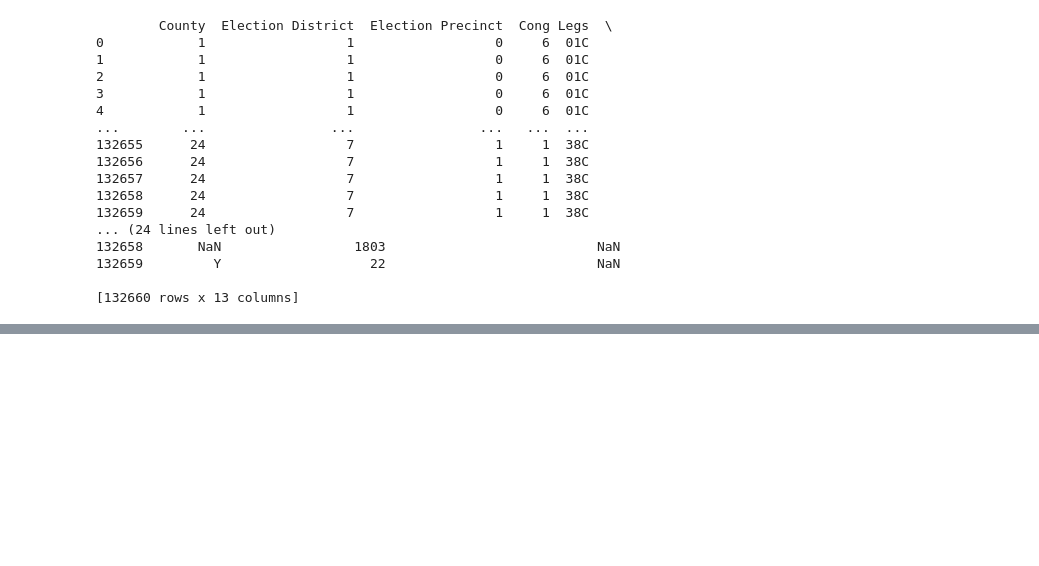
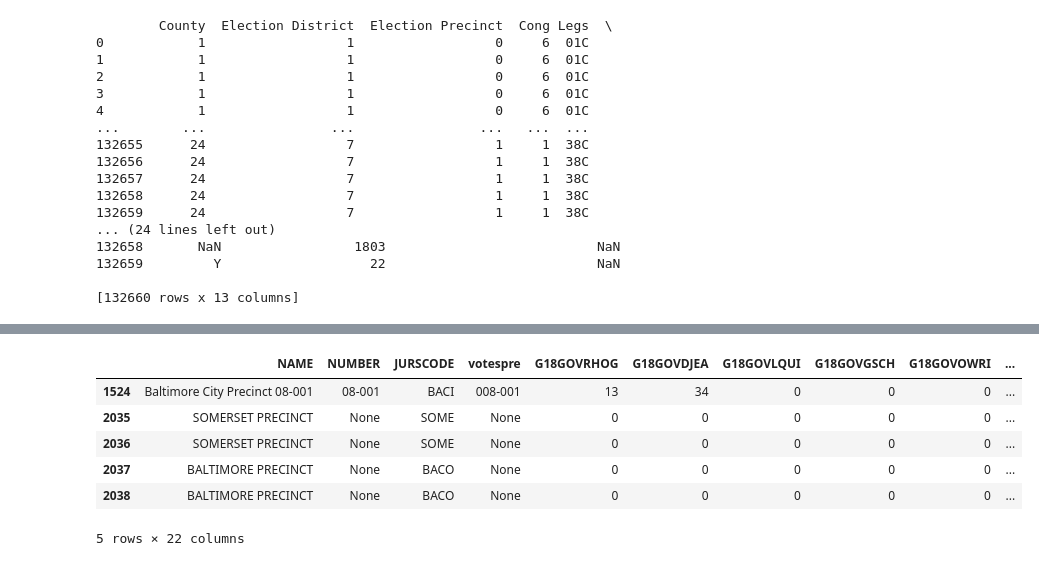
Before and after one commit to nonpartisan-redistricting-datahub/pdv-md, a Jupyter notebook: vest-md-18/vest-md-2018-validation.ipynb, the cells around one changed output, grey strips where cells are left out. Saved outputs shown, nothing was run; the diff lists cells and outputs as text; code cells hidden in the pictures; blank space fills up the shorter version.

```diff
--- a/vest-md-18/vest-md-2018-validation.ipynb
+++ b/vest-md-18/vest-md-2018-validation.ipynb
@@ -64,0 +650,17 @@ print(source_elections)
+# %%
+vest_md_18[vest_md_18["NAME"].isin(dup_list)]
+
+vest_md_18.loc[(vest_md_18["NUMBER"]=="21-005") & (vest_md_18["JURSCODE"]=="BACI"),"NAME"]="Baltimore City Precinct 21-005"
+vest_md_18.loc[(vest_md_18["NUMBER"]=="08-009") & (vest_md_18["JURSCODE"]=="BACI"),"NAME"]="Baltimore City Precinct 08-009"
+vest_md_18.loc[(vest_md_18["NUMBER"]=="20-012") & (vest_md_18["JURSCODE"]=="BACI"),"NAME"]="Baltimore City Precinct 20-012"
+vest_md_18.loc[(vest_md_18["NUMBER"]=="08-008") & (vest_md_18["JURSCODE"]=="BACI"),"NAME"]="Baltimore City Precinct 08-008"
+# %%
+vest_md_18[vest_md_18["NAME"].isin(dup_list)]
+# %% [output]
+|  | NAME | NUMBER | JURSCODE | votespre | G18GOVRHOG | G18GOVDJEA | G18GOVLQUI | G18GOVGSCH | G18GOVOWRI | ... |
+| 1524 | Baltimore City Precinct 08-001 | 08-001 | BACI | 008-001 | 13 | 34 | 0 | 0 | 0 | ... |
+| 2035 | SOMERSET PRECINCT | None | SOME | None | 0 | 0 | 0 | 0 | 0 | ... |
+| 2036 | SOMERSET PRECINCT | None | SOME | None | 0 | 0 | 0 | 0 | 0 | ... |
+| 2037 | BALTIMORE PRECINCT | None | BACO | None | 0 | 0 | 0 | 0 | 0 | ... |
+| 2038 | BALTIMORE PRECINCT | None | BACO | None | 0 | 0 | 0 | 0 | 0 | ... |
+5 rows × 22 columns
```
Also changed, not shown: parts of 58 cells of this notebook.
